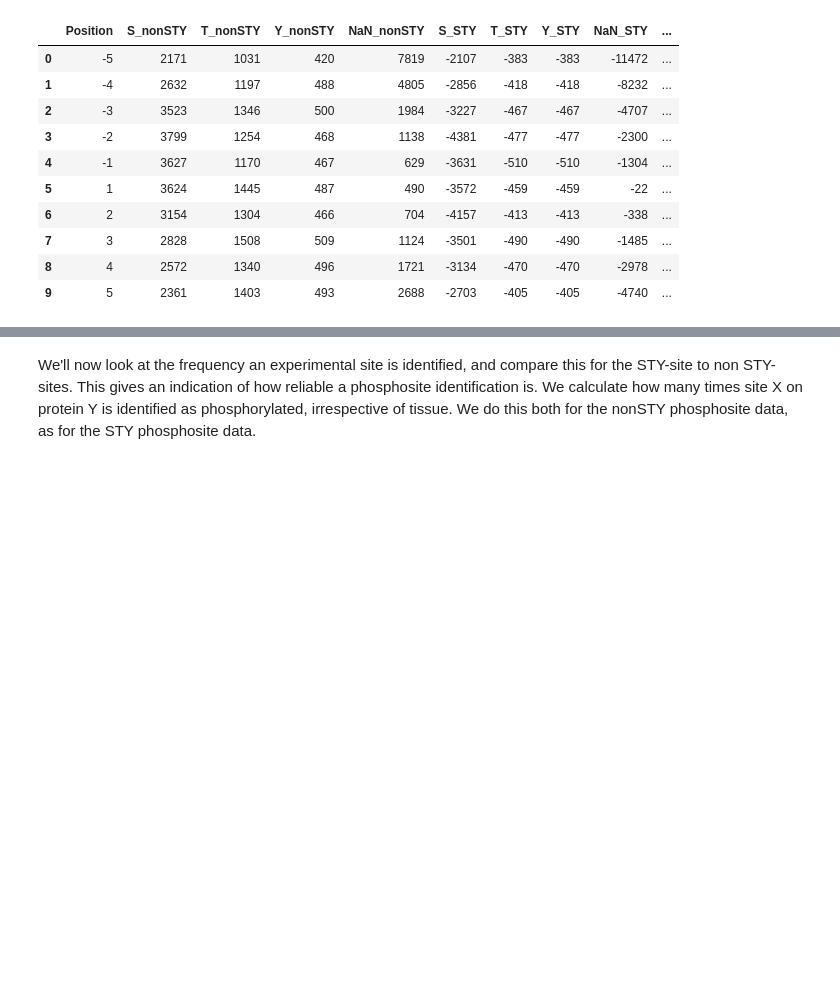
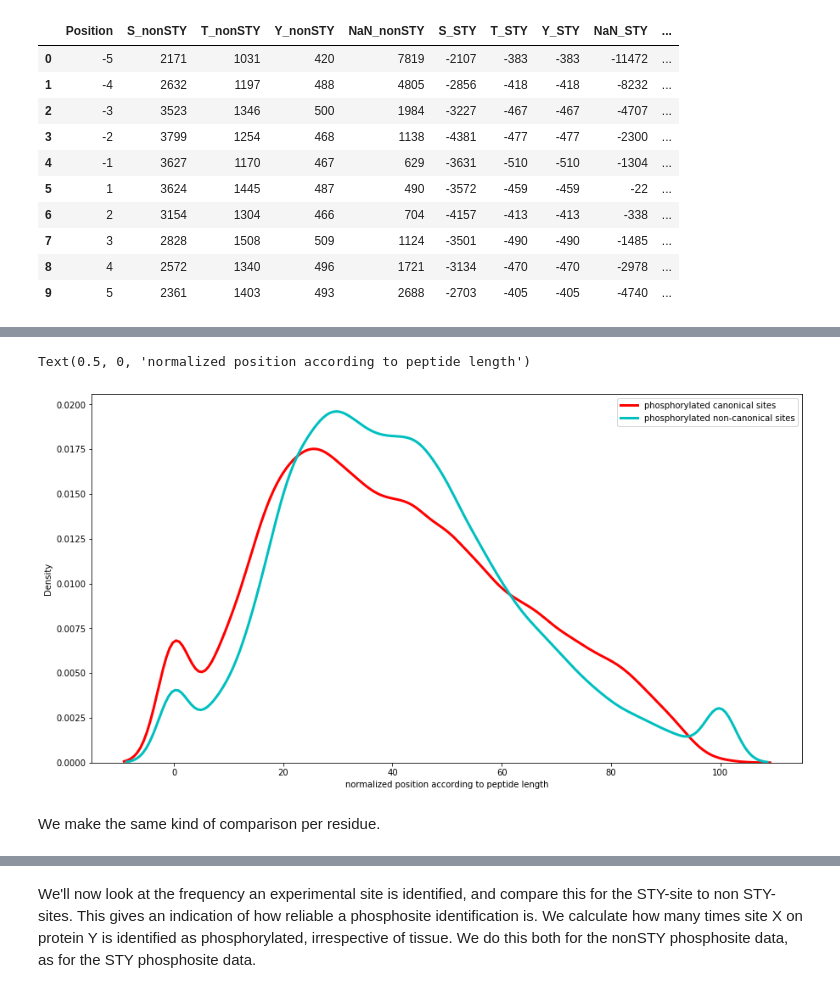
Before and after one commit to Hanne-Devos/Master_thesis, a Jupyter notebook: data_exploration_WP1/data_exploration.ipynb, the cells around one changed output, grey strips where cells are left out. Drawn from its saved outputs; the diff is of its cells as text; code cells hidden in the pictures; blank space fills up the shorter version.

```diff
--- a/data_exploration_WP1/data_exploration.ipynb
+++ b/data_exploration_WP1/data_exploration.ipynb
@@ -1738,0 +1767,5 @@ df_pos_comb
+# %%
+data_nonP = data[(data["modres"]!="S")&(data["modres"]!="T")&(data["modres"]!="Y")]
+data_nonP = data_nonP.groupby(["ACC_ID", "UP_POS", "modres"], as_index=False).agg({"peptide": lambda x: max(x, key=len),
+                                                                       "pep_start": lambda x: min(x), "pep_end": lambda x: max(x)})
+data_nonP
@@ -1738,0 +1786,5 @@ df_pos_comb
+# %%
+data_P = data[(data["modres"]=="S")|(data["modres"]=="T")|(data["modres"]=="Y")]
+data_P = data_P.groupby(["ACC_ID", "UP_POS", "modres"], as_index=False).agg({"peptide": lambda x: max(x, key=len),
+                                                                       "pep_start": lambda x: min(x), "pep_end": lambda x: max(x)})
+data_P
@@ -1738,0 +1809,9 @@ df_pos_comb
+# %%
+def rescale_len(row):
+    maxval=row['pep_end']
+    minval=row['pep_start']
+    pos=row['UP_POS']
+    scaled_pos=(pos-minval)/(maxval-minval)*100
+    row['scaled_pos']=scaled_pos
+    return row
+data_scaled_nonP=data_nonP.apply(rescale_len,axis=1)
@@ -1738,0 +1834,3 @@ df_pos_comb
+# %%
+data_scaled_P=data_P.apply(rescale_len,axis=1)
+data_scaled_P
@@ -1738,0 +1853,20 @@ df_pos_comb
+# %%
+#sns.set(font_scale=1.4)
+plt.figure(figsize=(15,8))
+
+
+
+plot1 = sns.distplot(data_scaled_P["scaled_pos"], hist=False, kde=True, label="phosphorylated canonical sites", bins='auto',color='darkred',\
+             kde_kws={'linewidth': 3,'color':'r'})
+plot2 = sns.distplot(data_scaled_nonP["scaled_pos"], hist=False,kde=True, label="phosphorylated non-canonical sites",
+                     bins='auto',color='darkred',\
+             kde_kws={'linewidth': 3,'color':'c'})
+
+plt.legend()
+plt.xlabel("normalized position according to peptide length")
+#plt.savefig("P-sites versus non-P-site to peptide length.png", format="png", bbox_inches="tight")
+# %% [output]
+Text(0.5, 0, 'normalized position according to peptide length')
+[figure, added]
+# %% [markdown]
+We make the same kind of comparison per residue.
```
Also changed, not shown: parts of 50 cells of this notebook.
